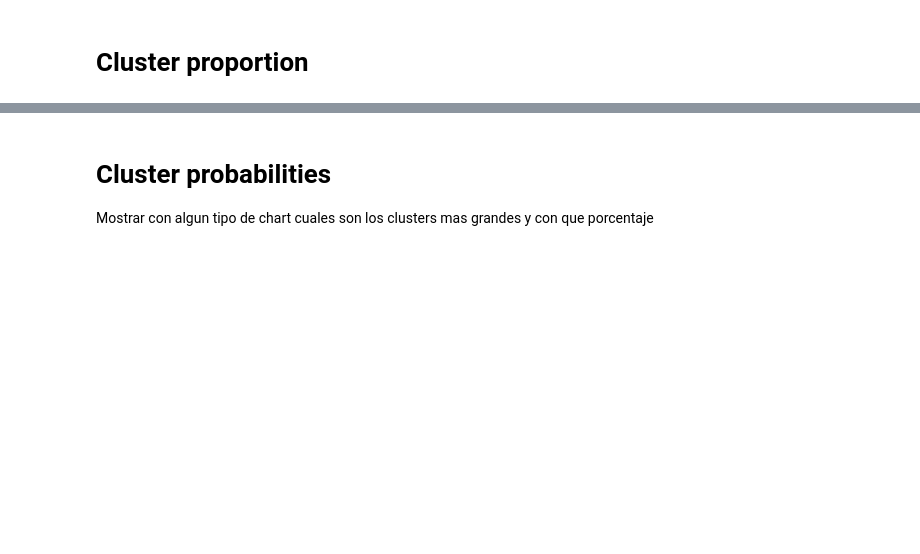
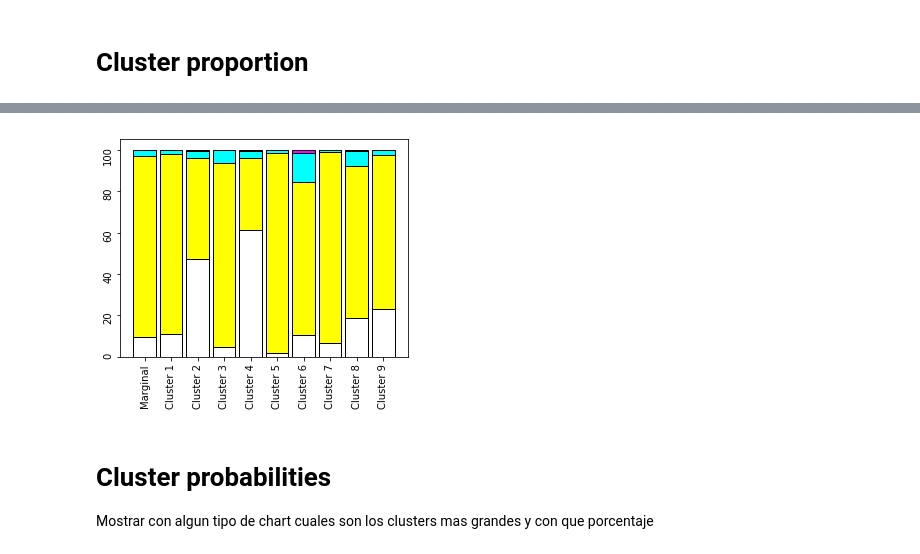
Before and after one commit to ferjorosa/allen-clustering, a Jupyter notebook: python/Generate.ipynb, the cells around one changed output, grey strips where cells are left out. Drawn from its saved outputs; the diff is of its cells as text; code cells hidden in the pictures; blank space fills up the shorter version.

```diff
--- a/python/Generate.ipynb
+++ b/python/Generate.ipynb
@@ -343,3 +346,57 @@ plt.show()
+# %%
+import pandas
+import numpy as np
+
+# Load the CSV with the average conditional probabilities of each cluster
+average_cond_probs = pandas.read_csv("heatmap_cpts/average_cond_probs.csv")
+
+# Given that not all the probabilities strictly sum up to 1, we apply normalization (to avoid discrepancies in the figure)
+sum_per_row = np.sum(average_cond_probs, axis=1)
+mult = 1.0 / sum_per_row
+for i in range(0,10):
+    average_cond_probs.iloc[i] = average_cond_probs.iloc[i] * mult[i]
+
+# Separate values according to the variable state
+absent_bar_probs = average_cond_probs["absent"]*100
+low_bar_probs = average_cond_probs["low"]*100
+medium_bar_probs = average_cond_probs["medium"]*100
+high_bar_probs = average_cond_probs["high"]*100
+
+# Generate bar colors
+low_bar_color = hex_from_cpt_array([0.0, 1.0, 0.0, 0.0])
+medium_bar_color = hex_from_cpt_array([0.0, 0.0, 1.0, 0.0])
+high_bar_color = hex_from_cpt_array([0.0, 0.0, 0.0, 1.0])
+
+# Plot generation
+plt.rcParams['xtick.bottom'] = plt.rcParams['xtick.labelbottom'] = True
+plt.rcParams['xtick.top'] = plt.rcParams['xtick.labeltop'] = False
+fig = plt.figure(figsize=(5.15,4))
+ax = plt.gca()
+barWidth = 0.85
+indices = [0,1,2,3,4,5,6,7,8,9]
+names = ('Marginal', 'Cluster 1','Cluster 2','Cluster 3','Cluster 4','Cluster 5', 'Cluster 6', 'Cluster 7', 'Cluster 8', 'Cluster 9')
+# Create absent bars
+plt.bar(indices, absent_bar_probs, color="white", edgecolor='black', width=barWidth)
+# Create low Bars
+plt.bar(indices, low_bar_probs, bottom=absent_bar_probs, color=low_bar_color, edgecolor='black', width=barWidth)
+# Create medium Bars
+plt.bar(indices, medium_bar_probs, bottom=[i+j for i,j in zip(low_bar_probs, absent_bar_probs)], color=medium_bar_color, edgecolor='black', width=barWidth)
+# Create high Bars
+plt.bar(indices, high_bar_probs, bottom=[i+j+z for i,j,z in zip(medium_bar_probs, low_bar_probs, absent_bar_probs)], color=high_bar_color, edgecolor='black', width=barWidth)
+
+# Custom x and y axis
+plt.xticks(indices, names, rotation=90)
+plt.yticks(rotation=90)
+
+# Rotate graphic
+base = pyplot.gca().transData
+rot = transforms.Affine2D().rotate_deg(90)
+
+# Show graphic
+plt.show()
+plt.
+# %% [output]
+[figure, added]
 # %% [markdown]
 # Cluster probabilities
 Mostrar con algun tipo de chart cuales son los clusters mas grandes y con que porcentaje
```
Also changed, not shown: parts of 9 cells of this notebook, 3 other files.
